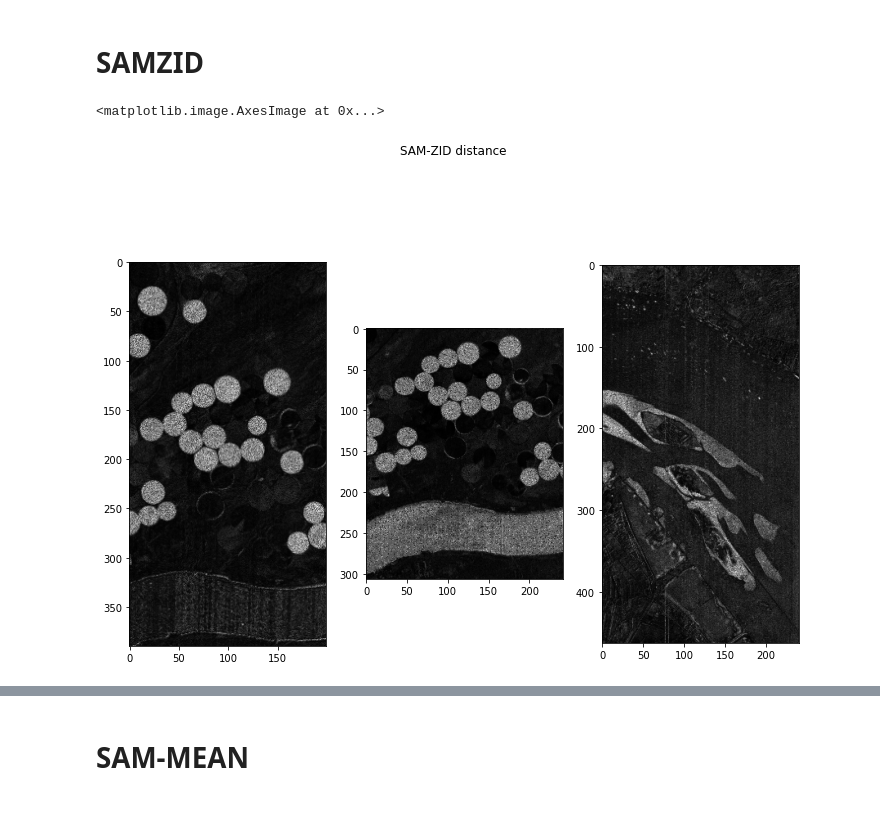
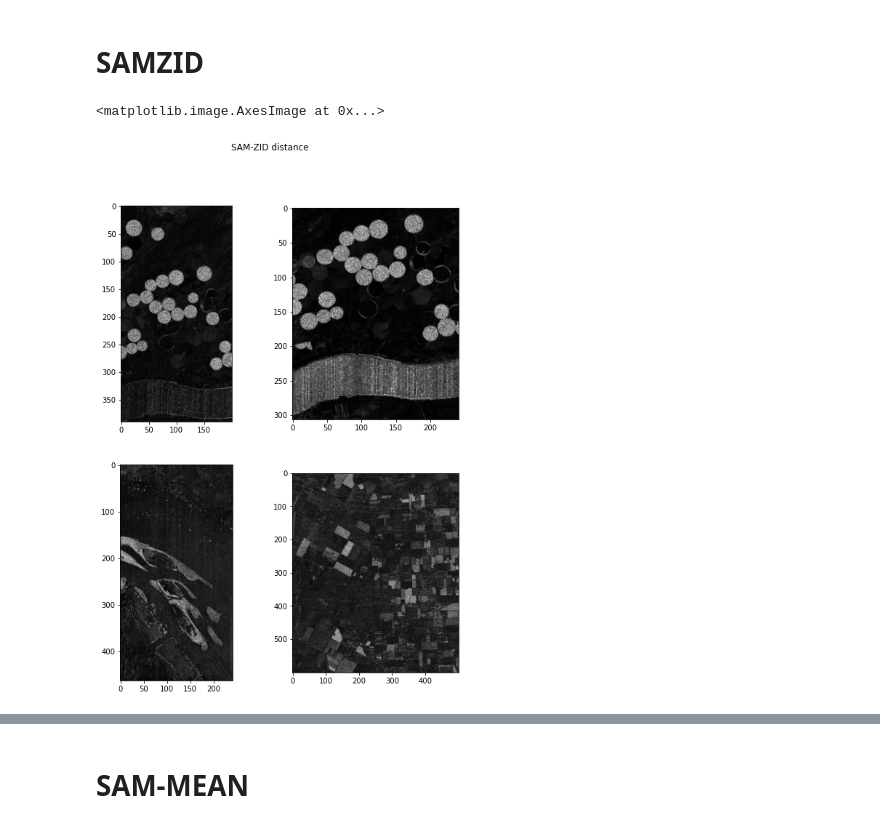
Before and after one commit to AntonellaFalini/RSB, a Jupyter notebook: RSB.ipynb, the cells around one changed output, grey strips where cells are left out. Saved outputs shown, nothing was run; the diff lists cells and outputs as text; code cells hidden in the pictures.

```diff
--- a/RSB.ipynb
+++ b/RSB.ipynb
@@ -127,3 +197,12 @@ River vectorized  (111583, 198)
+# %%
+Old1 = np.copy(B1)
+Old2 = np.copy(B2)
+# %%
+B1 = np.copy(Old1)
+B2 = np.copy(Old2)
+# %%
+B1 = abs(B1)**0.2
+B2 = abs(B2)**0.2
 # %% [markdown]
 # Error Function Definitions
 
@@ -444,15 +553,18 @@ Hssz = SAM_ZID(H1.reshape(m1,n1,k1),H2.reshape(m2,n2,k2))
 Ussz = SAM_ZID(U1.reshape(mu1,nu1,ku1),U2.reshape(mu2,nu2,ku2))
 
 Rssz = SAM_ZID(R1.reshape(mr1,nr1,kr1),R2.reshape(mr2,nr2,kr2))
+
+Bssz = SAM_ZID(B1.reshape(mb1,nb1,kb1),B2.reshape(mb2,nb2,kb2))
 # %%
-fig, (ax1, ax2, ax3) = plt.subplots(1, 3,figsize=(12,9))
+fig, axarr=plt.subplots(nrows=2, ncols=2, figsize=(9, 12))
 fig.suptitle('SAM-ZID distance')
-ax1.imshow(Hssz.reshape(m1,n1),cmap = plt.cm.gray)
-ax2.imshow(Ussz.reshape(mu1,nu1), cmap = plt.cm.gray)
-ax3.imshow(Rssz.reshape(mr1,nr1), cmap = plt.cm.gray)
+axarr[0,0].imshow(Hssz.reshape(m1,n1),cmap = plt.cm.gray)
+axarr[0,1].imshow(Ussz.reshape(mu1,nu1), cmap = plt.cm.gray)
+axarr[1,0].imshow(Rssz.reshape(mr1,nr1), cmap = plt.cm.gray)
+axarr[1,1].imshow(Bssz.reshape(mb1,nb1), cmap = plt.cm.gray)
 # %% [output]
 <matplotlib.image.AxesImage at 0x...>
-[figure, old version]
+[figure, new version]
 # %%
 Hssz = Scale(Hssz)
 
```
Also changed, not shown: parts of 41 cells of this notebook, 1 other file.
